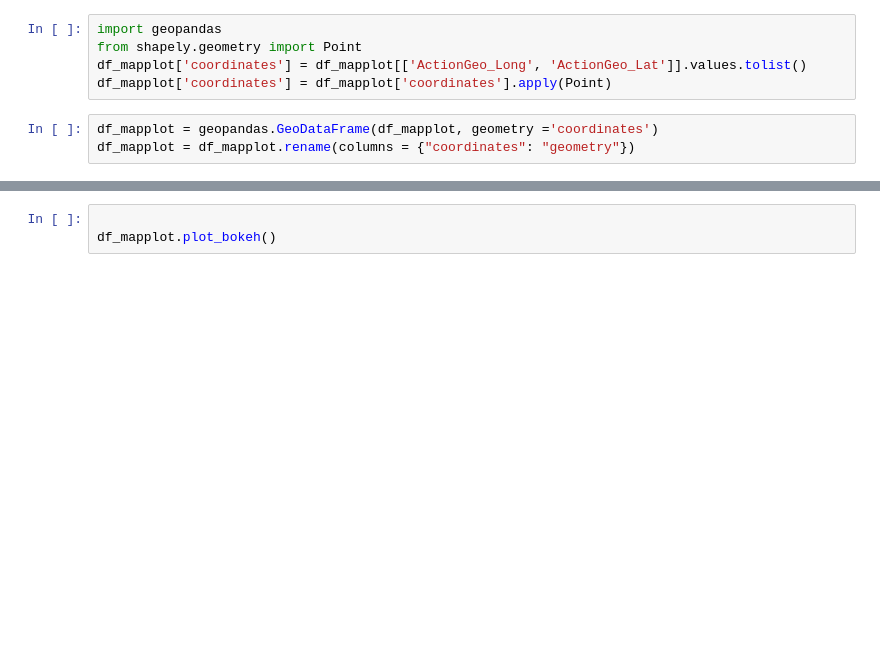
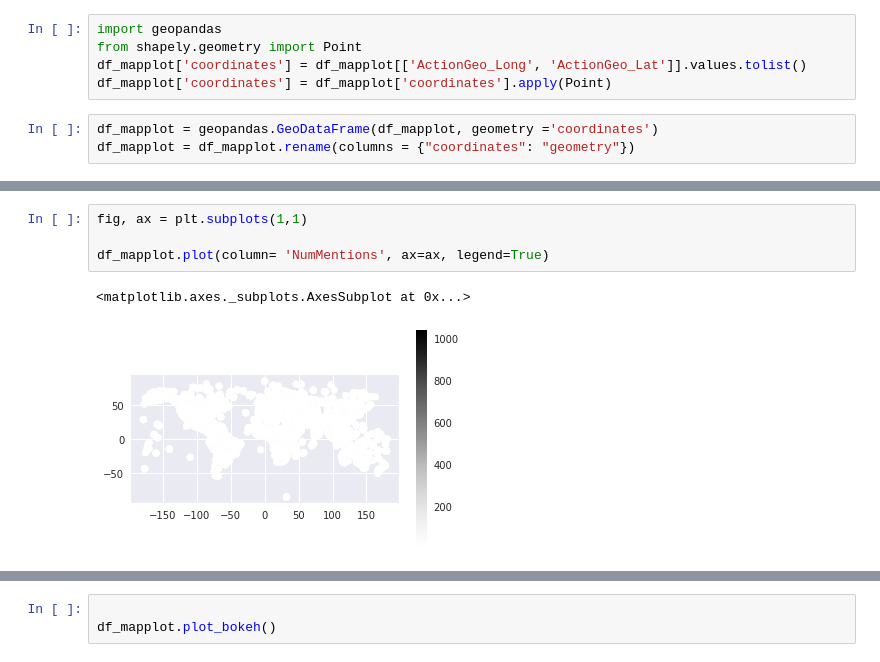
Before and after one commit to Rileypj1/BigDataProject, a Jupyter notebook: Events-eda-pr.ipynb, the cells around one changed output, grey strips where cells are left out. Cells and saved outputs as stored; diff of their text form; blank space fills up the shorter version.

```diff
--- a/Events-eda-pr.ipynb
+++ b/Events-eda-pr.ipynb
@@ -167,0 +191,7 @@ AttributeError: 'BlockManager' object has no attribute 'external_values'
+# %%
+fig, ax = plt.subplots(1,1)
+
+df_mapplot.plot(column= 'NumMentions', ax=ax, legend=True)
+# %% [output]
+<matplotlib.axes._subplots.AxesSubplot at 0x...>
+[figure, added]
```
Also changed, not shown: parts of 6 cells of this notebook.
